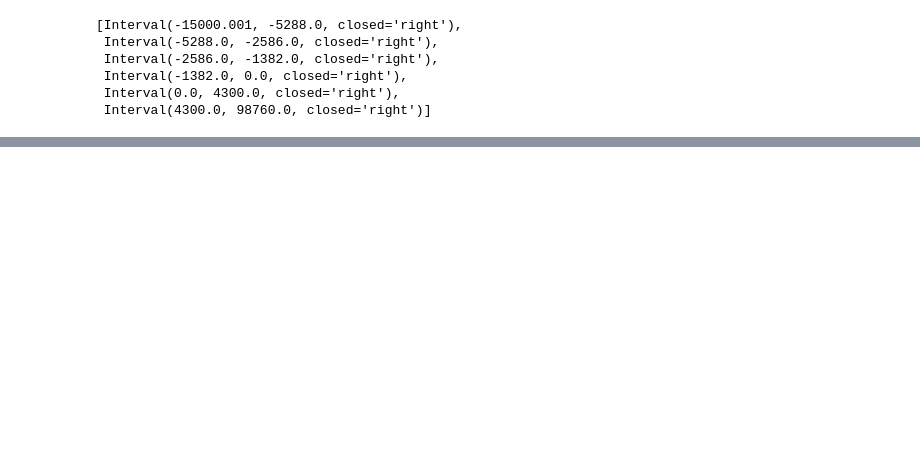
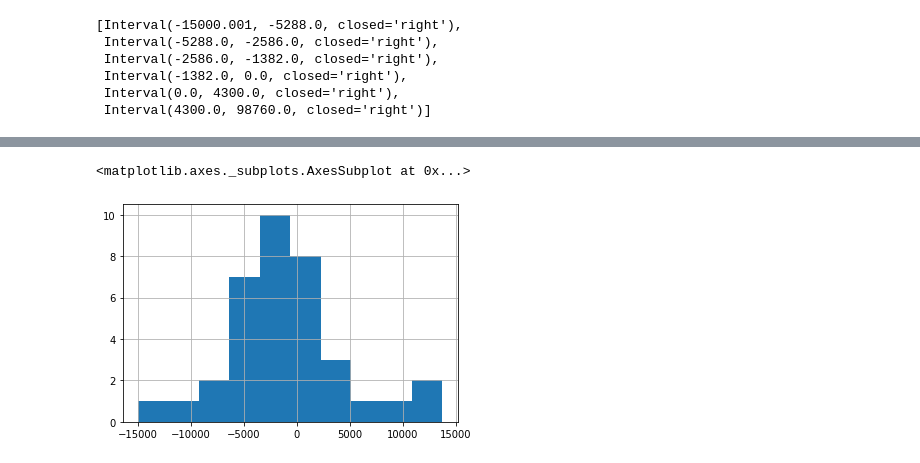
Before and after one commit to ccal2/dataScienceProject, a Jupyter notebook: project.ipynb, the cells around one changed output, grey strips where cells are left out. Drawn from its saved outputs; the diff is of its cells as text; code cells hidden in the pictures; blank space fills up the shorter version.

```diff
--- a/project.ipynb
+++ b/project.ipynb
@@ -814,0 +856,5 @@ battles['size_difference_disc'].cat.rename_categories(['disavantage_4', 'disavan
+# %%
+battles['size_difference'].hist()
+# %% [output]
+<matplotlib.axes._subplots.AxesSubplot at 0x...>
+[figure, added]
```
Also changed, not shown: parts of 11 cells of this notebook.
